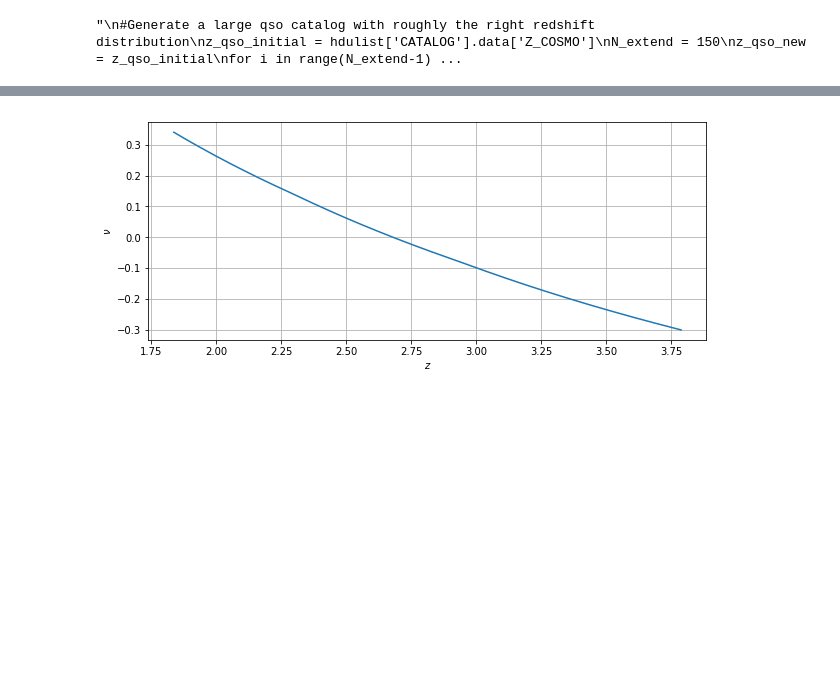
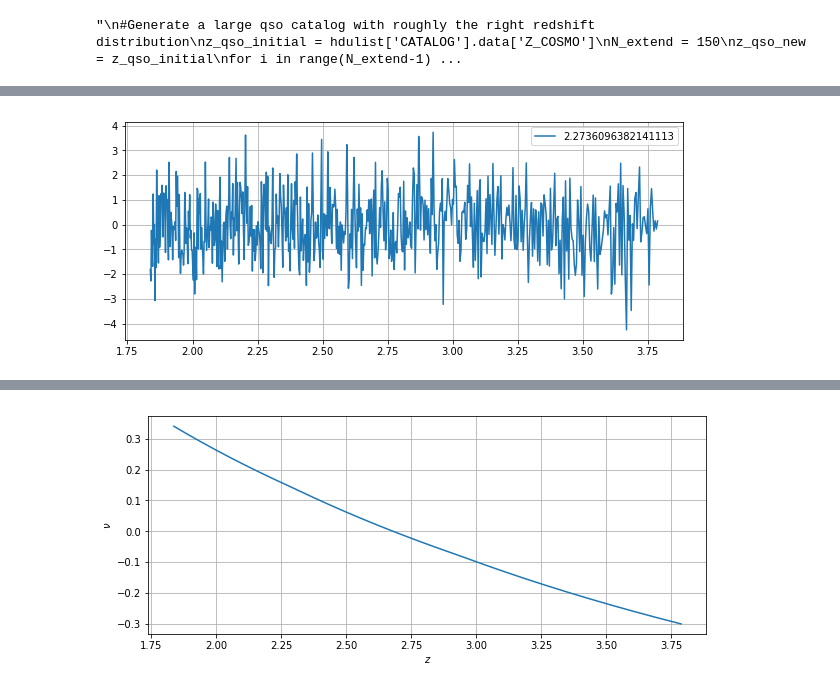
Before and after one commit to igmhub/LyaCoLoRe, a Jupyter notebook: notebooks/dla_tests.ipynb, the cells around one changed output, grey strips where cells are left out. Saved outputs shown, nothing was run; the diff lists cells and outputs as text; code cells hidden in the pictures; blank space fills up the shorter version.

```diff
--- a/notebooks/dla_tests.ipynb
+++ b/notebooks/dla_tests.ipynb
@@ -630,0 +639,18 @@ D_cell = D_cosmo[z_cosmo>z_min]
+# %%
+#Scale the gaussian field near the QSOs
+def shift_up(z_qso,z_cell,mult=5.,width=0.04):
+    addition = np.zeros((z_qso.shape[0],z_cell.shape[0]))
+    for i,zq in enumerate(z_qso):
+        z_sel = z_cell<z_qso[i]
+        zs = z_cell[z_sel]
+        addition[i,z_sel] = mult*np.exp((zs-z_qso[i])/width)
+    return addition
+
+addition = shift_up(z_qso,z_cell,mult=1.0,width=0.05)
+deltas += addition
+plt.plot(z_cell,deltas[i,:],label=str(z_qso[i]))
+plt.legend()
+plt.grid()
+plt.show()
+# %% [output]
+[figure, added]
```
Also changed, not shown: parts of 9 cells of this notebook.
